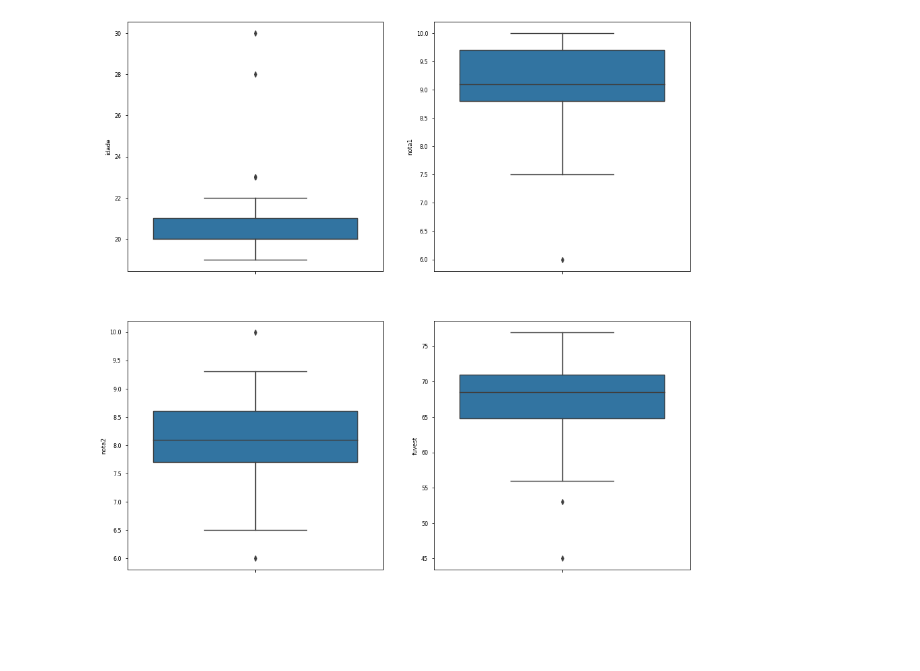
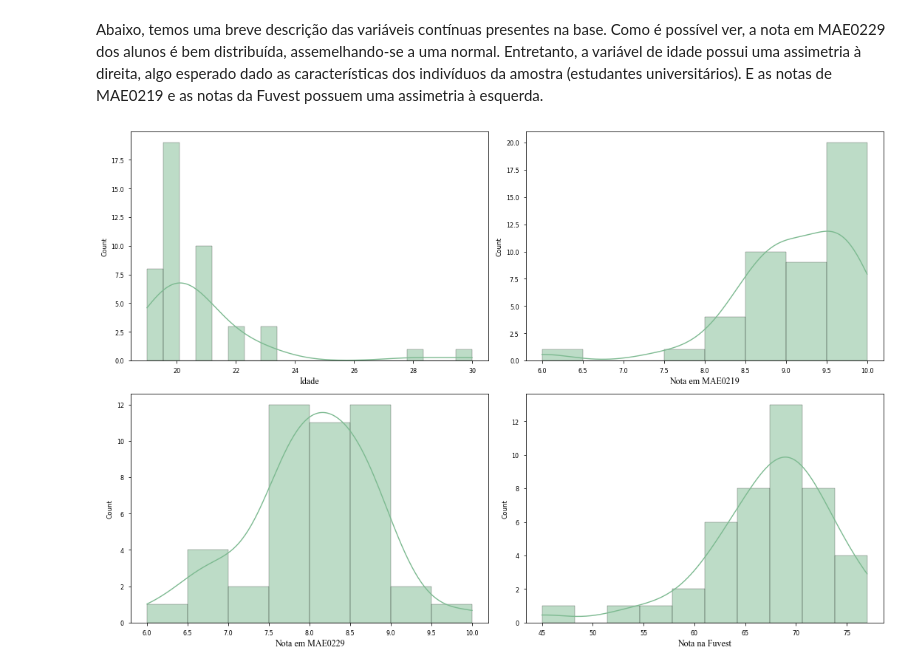
Before and after one commit to baldoinov/econometria-i, a Jupyter notebook: ex_empirico_01.ipynb, the cells around one changed output. Saved outputs shown, nothing was run; the diff lists cells and outputs as text; code cells hidden in the pictures; blank space fills up the shorter version.

```diff
--- a/ex_empirico_01.ipynb
+++ b/ex_empirico_01.ipynb
@@ -67,0 +18,10 @@ display(df_normalized.head())
+# %%
+import pandas as pd
+import seaborn as sns
+import matplotlib.pyplot as plt
+import statsmodels.api as sm
+
+
+sns.set_palette('crest')
+plt.style.use(['seaborn-paper'])
+pd.set_option('display.max_columns', 8)
@@ -106,11 +71,21 @@ dtype: int64
+# %% [markdown]
+Abaixo, temos uma breve descrição das variáveis contínuas presentes na base. Como é possível ver, a nota em MAE0229 dos alunos é bem distribuída, assemelhando-se a uma normal. Entretanto, a variável de idade possui uma assimetria à direita, algo esperado dado as características dos indivíduos da amostra (estudantes universitários). E as notas de MAE0219 e as notas da Fuvest possuem uma assimetria à esquerda.
 # %%
-fig, axes = plt.subplots(2, 2, figsize=(15, 15))
+fig, axes = plt.subplots(2, 2, figsize=(15, 10))
 
-sns.boxplot(y='idade', data=df, ax=axes[0, 0])
-sns.boxplot(y='nota1', data=df, ax=axes[0, 1])
-sns.boxplot(y='nota2', data=df, ax=axes[1, 0])
-sns.boxplot(y='fuvest', data=df, ax=axes[1, 1])
+sns.histplot(x='idade', data=df, kde=True, ax=axes[0, 0])
+axes[0, 0].set_xlabel('Idade', {'fontname':'Times New Roman', 'fontsize': 12})
 
+sns.histplot(x='nota1', data=df, kde=True, ax=axes[0, 1])
+axes[0, 1].set_xlabel('Nota em MAE0219', {'fontname':'Times New Roman', 'fontsize': 12})
+
+sns.histplot(x='nota2', data=df, kde=True, ax=axes[1, 0])
+axes[1, 0].set_xlabel('Nota em MAE0229', {'fontname':'Times New Roman', 'fontsize': 12})
+
+sns.histplot(x='fuvest', data=df, kde=True, ax=axes[1, 1])
+axes[1, 1].set_xlabel('Nota na Fuvest', {'fontname':'Times New Roman', 'fontsize': 12})
+
+fig.tight_layout()
 plt.show()
 # %% [output]
-[figure, old version]
+[figure, new version]
```
Also changed, not shown: parts of 22 cells of this notebook, 13 other files.
